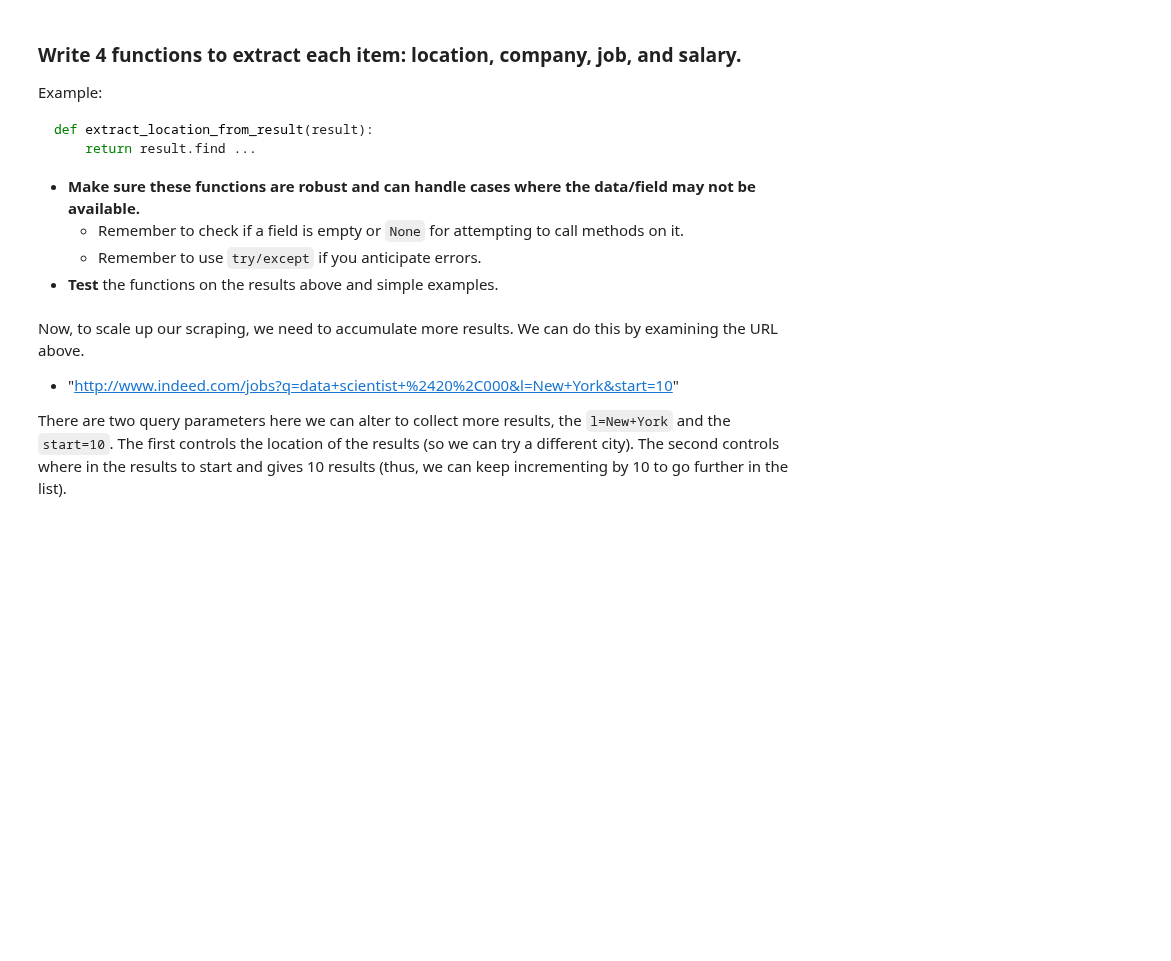
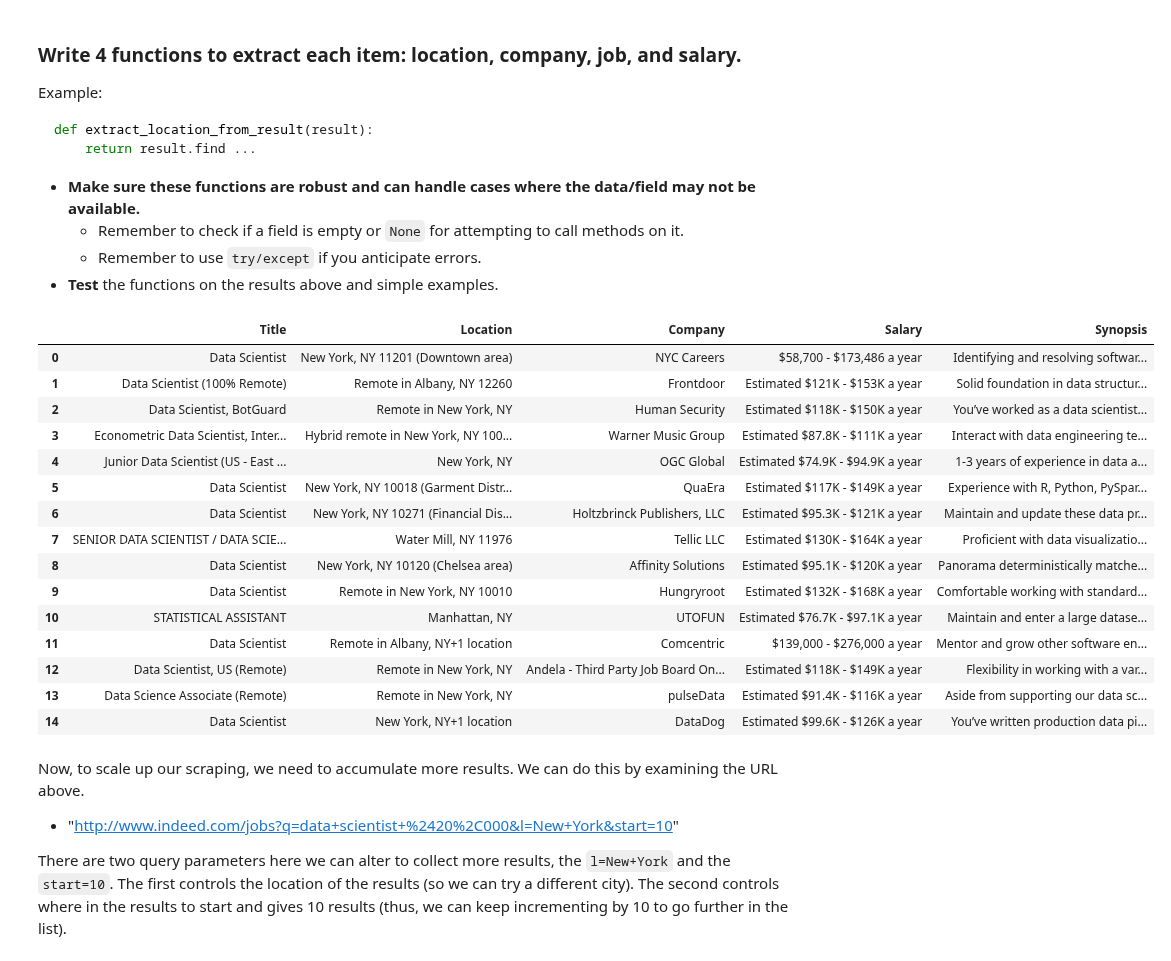
Before and after one commit to Chiuchiyin/Coding-fun, a Jupyter notebook: Web Scraping Job Postings/starter_code_new.ipynb, the cells around one changed output. Drawn from its saved outputs; the diff is of its cells as text; code cells hidden in the pictures; blank space fills up the shorter version.

```diff
--- a/Web Scraping Job Postings/starter_code_new.ipynb
+++ b/Web Scraping Job Postings/starter_code_new.ipynb
@@ -57,3 +71,6 @@ from bs4 import BeautifulSoup
+# %%
+r = requests.get(URL)
+soup = BeautifulSoup(r.text, 'html.parser')
 # %% [markdown]
 Let's look at one result more closely. A single `result` looks like
 
@@ -106,3 +186,50 @@ def extract_location_from_result(result):
+# %%
+def parse(url):
+    html = requests.get(url)
+    soup = BeautifulSoup(html.content, 'html.parser', from_encoding="utf-8")
+    df = pd.DataFrame(columns=["Title","Location","Company","Salary", "Synopsis"])
+    for each in soup.find_all(class_= "result" ):
+        try:
+            title = each.find(class_='jobTitle').text.replace('\n', '').replace('new', '')
+        except:
+            title = 'None'
+        try:
+            location = each.find('div', {'class':"companyLocation" }).text.replace('\n', '')
+        except:
+            location = 'None'
+        try:
+            company = each.find(class_='companyName').text.replace('\n', '')
+        except:
+            company = 'None'
+        try:
+            salary = each.find('div', {'class': "metadata salary-snippet-container"}).text.replace('\n', '')
+        except:
+            try:
+                salary = each.find('span', {'class':'estimated-salary'}).text.replace('\n', '')
+            except:
+                salary = 'None'
+        synopsis = each.find('div', {'class':'job-snippet'}).text.replace('\n', '')
+        df = df.append({'Title':title, 'Location':location, 'Company':company, 'Salary':salary, 'Synopsis':synopsis}, ignore_index=True)
+    return df
+# %%
+parse(URL)
+# %% [output]
+|  | Title | Location | Company | Salary | Synopsis |
+| 0 | Data Scientist | New York, NY 11201 (Downtown area) | NYC Careers | $58,700 - $173,486 a year | Identifying and resolving softwar... |
+| 1 | Data Scientist (100% Remote) | Remote in Albany, NY 12260 | Frontdoor | Estimated $121K - $153K a year | Solid foundation in data structur... |
+| 2 | Data Scientist, BotGuard | Remote in New York, NY | Human Security | Estimated $118K - $150K a year | You’ve worked as a data scientist... |
+| 3 | Econometric Data Scientist, Inter... | Hybrid remote in New York, NY 100... | Warner Music Group | Estimated $87.8K - $111K a year | Interact with data engineering te... |
+| 4 | Junior Data Scientist (US - East ... | New York, NY | OGC Global | Estimated $74.9K - $94.9K a year | 1-3 years of experience in data a... |
+| 5 | Data Scientist | New York, NY 10018 (Garment Distr... | QuaEra | Estimated $117K - $149K a year | Experience with R, Python, PySpar... |
+| 6 | Data Scientist | New York, NY 10271 (Financial Dis... | Holtzbrinck Publishers, LLC | Estimated $95.3K - $121K a year | Maintain and update these data pr... |
+| 7 | SENIOR DATA SCIENTIST / DATA SCIE... | Water Mill, NY 11976 | Tellic LLC | Estimated $130K - $164K a year | Proficient with data visualizatio... |
+| 8 | Data Scientist | New York, NY 10120 (Chelsea area) | Affinity Solutions | Estimated $95.1K - $120K a year | Panorama deterministically matche... |
+| 9 | Data Scientist | Remote in New York, NY 10010 | Hungryroot | Estimated $132K - $168K a year | Comfortable working with standard... |
+| 10 | STATISTICAL ASSISTANT | Manhattan, NY | UTOFUN | Estimated $76.7K - $97.1K a year | Maintain and enter a large datase... |
+| 11 | Data Scientist | Remote in Albany, NY+1 location | Comcentric | $139,000 - $276,000 a year | Mentor and grow other software en... |
+| 12 | Data Scientist, US (Remote) | Remote in New York, NY | Andela - Third Party Job Board On... | Estimated $118K - $149K a year | Flexibility in working with a var... |
+| 13 | Data Science Associate (Remote) | Remote in New York, NY | pulseData | Estimated $91.4K - $116K a year | Aside from supporting our data sc... |
+| 14 | Data Scientist | New York, NY+1 location | DataDog | Estimated $99.6K - $126K a year | You’ve written production data pi... |
 # %% [markdown]
 Now, to scale up our scraping, we need to accumulate more results. We can do this by examining the URL above.
 
```
Also changed, not shown: parts of 30 cells of this notebook.
